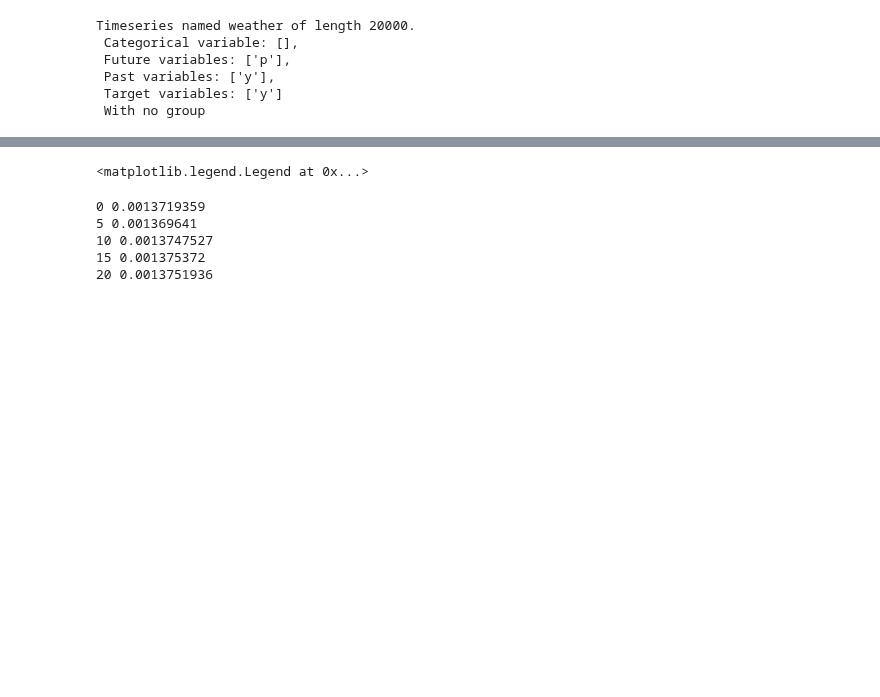
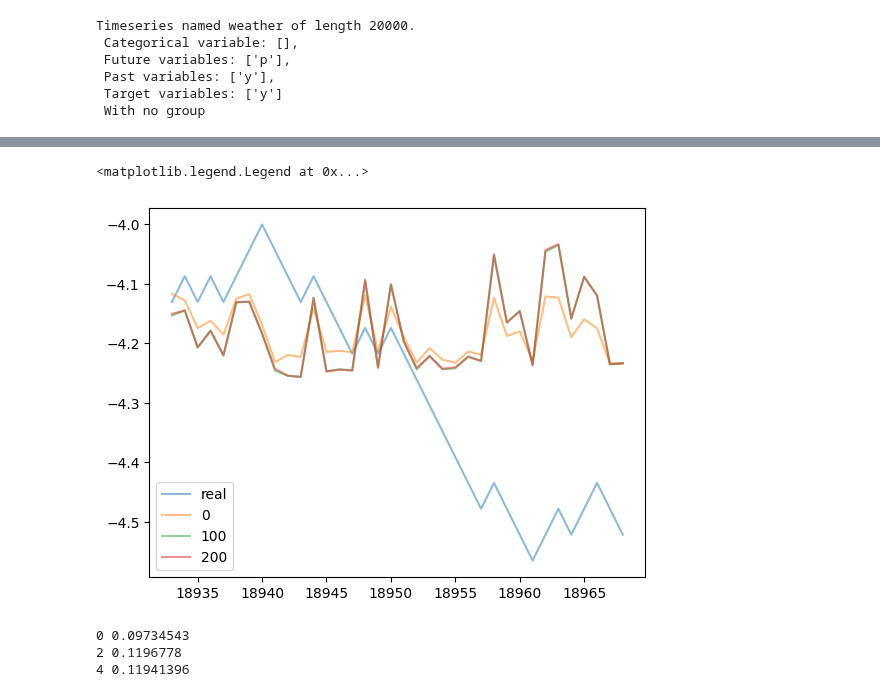
Before and after one commit to DSIP-FBK/DSIPTS, a Jupyter notebook: notebooks/6- non_predictable_TFT.ipynb, the cells around one changed output, grey strips where cells are left out. Saved outputs shown, nothing was run; the diff lists cells and outputs as text; code cells hidden in the pictures; blank space fills up the shorter version.

```diff
--- a/notebooks/6- non_predictable_TFT.ipynb
+++ b/notebooks/6- non_predictable_TFT.ipynb
@@ -51,14 +51,14 @@ split_params = {'perc_train':0.6,'perc_valid':0.2,                             #
                'range_train':None, 'range_validation':None, 'range_test':None, ## or we can split using ranges for example range_train=['2021-02-03','2022-04-08']
                'past_steps':past_steps,
                'future_steps':future_steps,
-               'shift':1,
+               'shift':0,
                 'keep_entire_seq_while_shifting':False,
                'starting_point':None,                                          ## do not skip samples
                'skip_step' : 1                                                 ## distance between two consecutive samples
                              }
 # %%
 res_tot = {}
-for w in np.arange(0,25,5):
+for w in np.arange(0,300,100):
 
     config = dict(model_configs =dict(
                                         past_steps = past_steps,
@@ -66,11 +66,11 @@ for w in np.arange(0,25,5):
                                         past_channels = len(ts.past_variables),
                                         future_channels = len(ts.future_variables),
                                         embs = [ts.dataset[c].nunique() for c in ts.cat_var],
-                                          d_model=64,
-                                          d_head= 64,
+                                          d_model=128,
+                                          d_head= 128,
                                           n_head=36,
                                          dropout_rate = 0.1,
-                                          num_layers_RNN= 16,
+                                          num_layers_RNN= 36,
                                           optim='torch.optim.Adam',
                                          out_channels = len(ts.target_variables),
                                         quantiles= [],
@@ -81,12 +81,12 @@ for w in np.arange(0,25,5):
                     optim_config = dict(lr = 0.00005,weight_decay=0.0))
     model_linear = TFT(**config['model_configs'],optim_config = config['optim_config'],scheduler_config =config['scheduler_config'],verbose=False )
     #set the desirere model
-    ts.set_model(model_linear,config=config,custom_init=True )
+    ts.set_model(model_linear,config=config,custom_init=False )
     ts.train_model(dirpath=f"/home/agobbi/Projects/ExpTS/rf/tft",
                split_params=split_params,
-               batch_size=32,
+               batch_size=128,
                num_workers=2,
-               max_epochs=25,
+               max_epochs=50,
                auto_lr_find=True)
     #make inferences on
     res = ts.inference_on_set(200,4,set='test',rescaling=True)
@@ -202,20 +182,21 @@ ts.losses.plot()
+# %%
+for i,k in enumerate(res_tot.keys()):
+    res_tot[k]['prediction_time'] = res_tot[k].apply(lambda x: int(x.time-x.lag), axis=1)
 # %%
 plt.figure()
-date = 19932
+date = 18932
 for i,k in enumerate(res_tot.keys()):
-    res_tot[k]['prediction_time'] = res_tot[k].apply(lambda x: int(x.time-x.lag), axis=1)
     if i ==0:
         plt.plot( res_tot[k][ res_tot[k].prediction_time==date].time,  res_tot[k][ res_tot[k].prediction_time==date].y,label='real',alpha=0.5)
     plt.plot( res_tot[k][ res_tot[k].prediction_time==date].time,  res_tot[k][ res_tot[k].prediction_time==date].y_pred,label=k,alpha=0.5)
 plt.legend()
 # %% [output]
 <matplotlib.legend.Legend at 0x...>
+[figure, added]
 # %%
 for k in res_tot:
     print(k,res_tot[k].groupby('lag').apply(lambda x: np.nanmean((x.y-x.y_pred)**2)).reset_index().rename(columns={0:'error'}).error.mean())
 # %% [output]
-0 0.0013719359
-5 0.001369641
-10 0.0013747527
-15 0.001375372
-20 0.0013751936
+0 0.09734543
+2 0.1196778
+4 0.11941396
```
Also changed, not shown: parts of 5 cells of this notebook, 8 other files.
